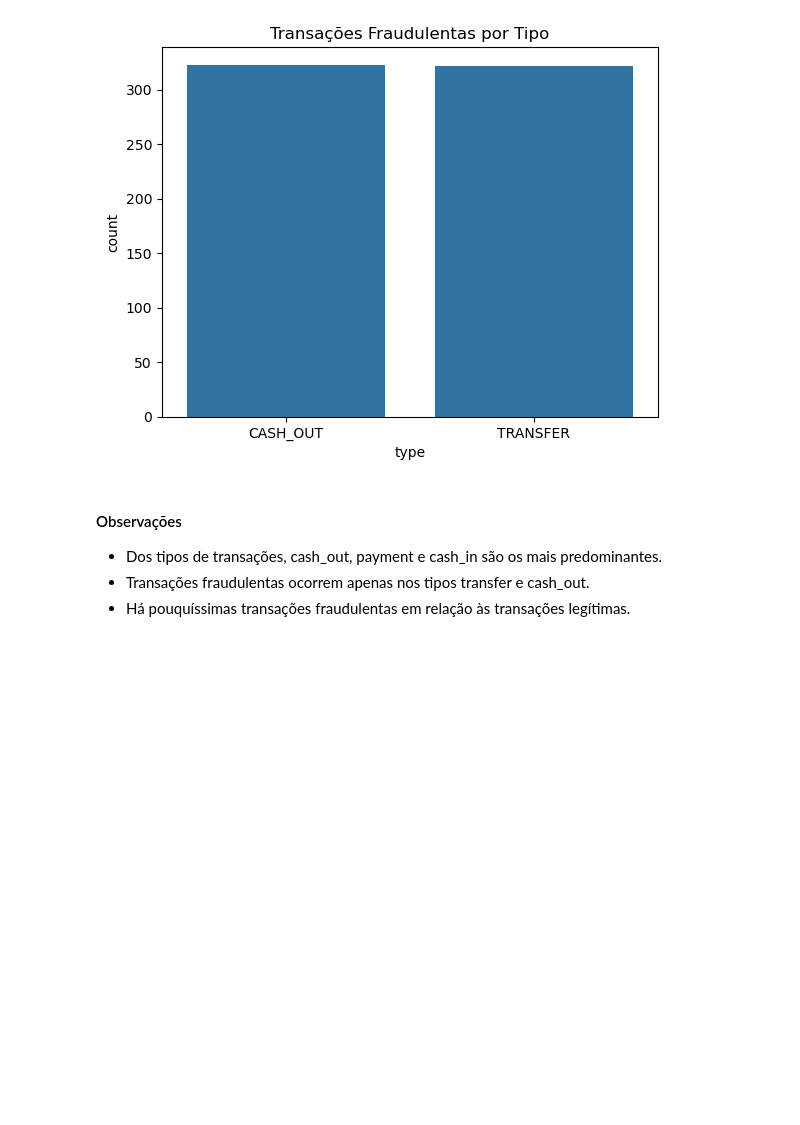
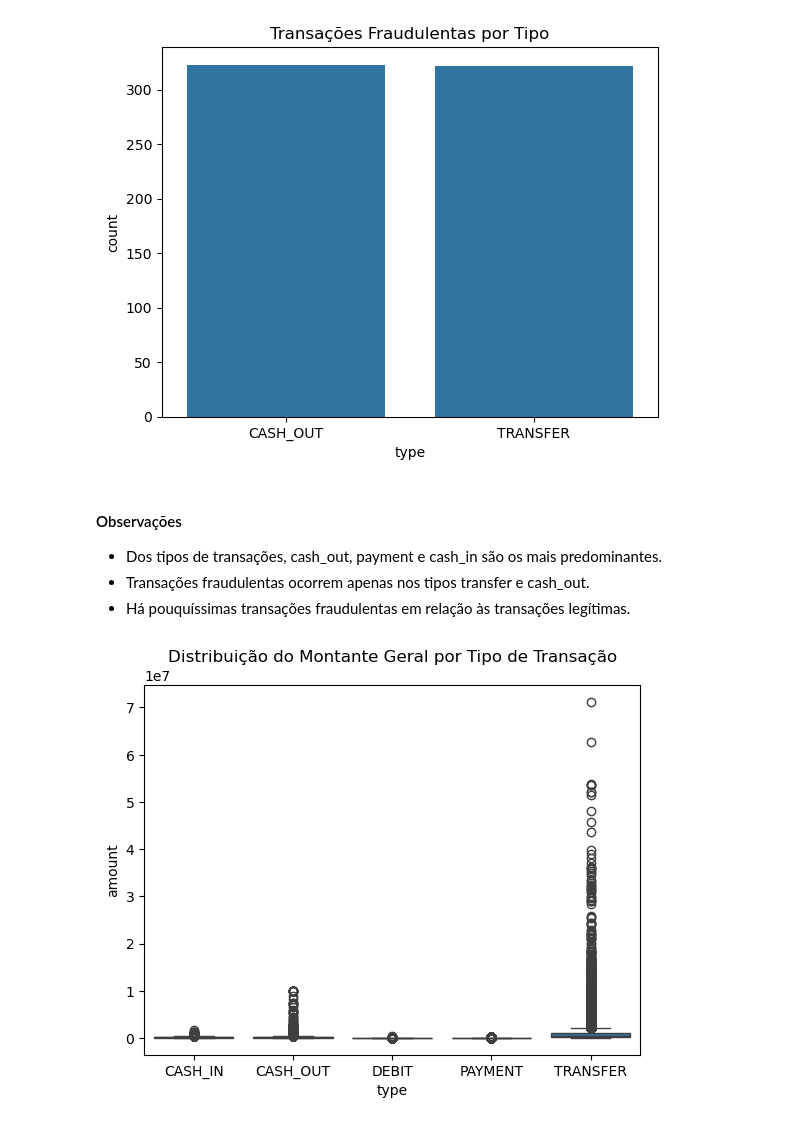
Before and after one commit to RodrigoD4v/fraudulent-transactions, a Jupyter notebook: notebooks/02_01_eda.ipynb, the cells around one changed output. Saved outputs shown, nothing was run; the diff lists cells and outputs as text; code cells hidden in the pictures; blank space fills up the shorter version.

```diff
--- a/notebooks/02_01_eda.ipynb
+++ b/notebooks/02_01_eda.ipynb
@@ -109,3 +109,9 @@ plt.show()
 * Dos tipos de transações, cash_out, payment e cash_in são os mais predominantes.
 * Transações fraudulentas ocorrem apenas nos tipos transfer e cash_out.
 * Há pouquíssimas transações fraudulentas em relação às transações legítimas.
+# %%
+sns.boxplot(x='type', y='amount', data=df)
+plt.title('Distribuição do Montante Geral por Tipo de Transação')
+plt.show()
+# %% [output]
+[figure, added]
```
Also changed, not shown: parts of 9 cells of this notebook.
